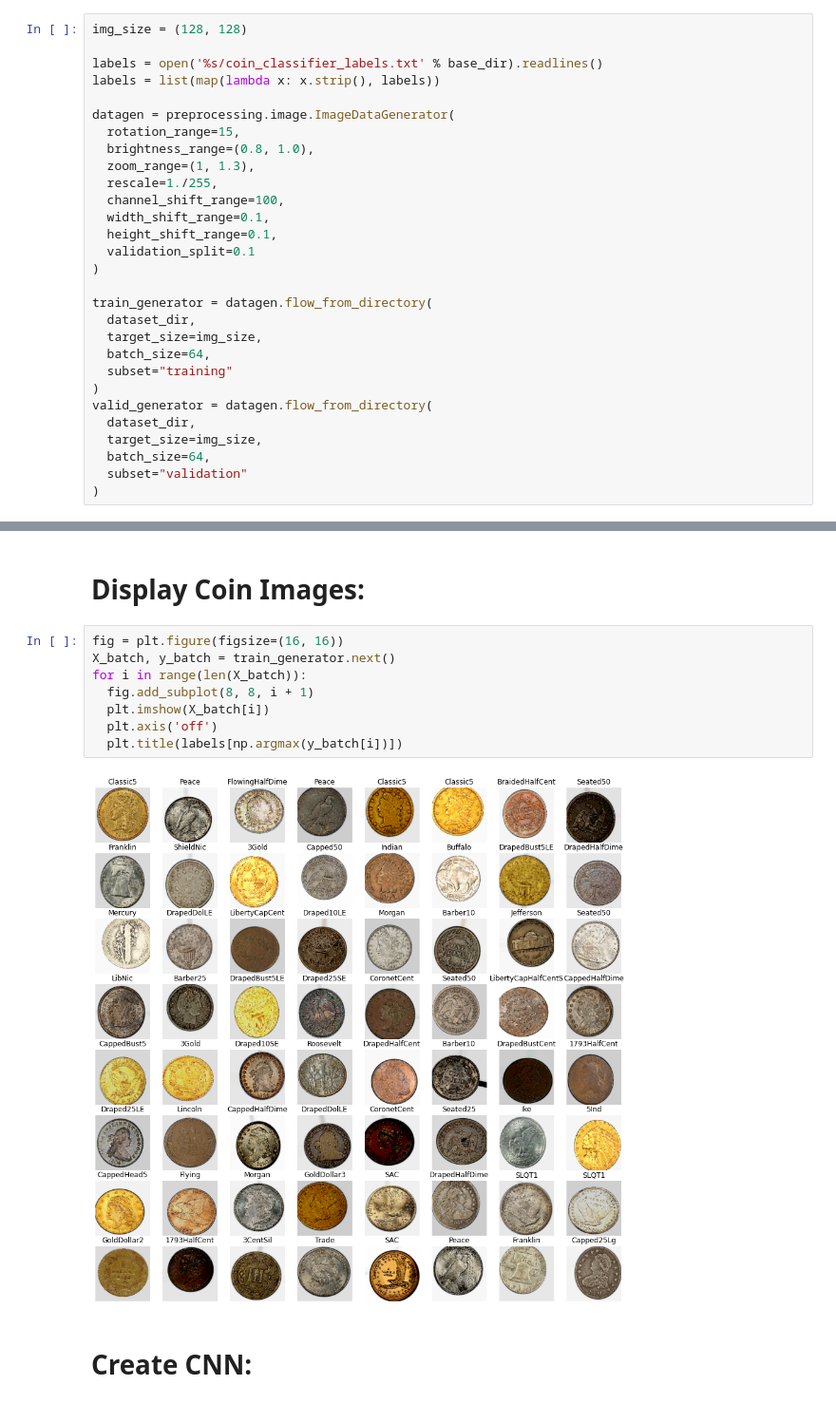
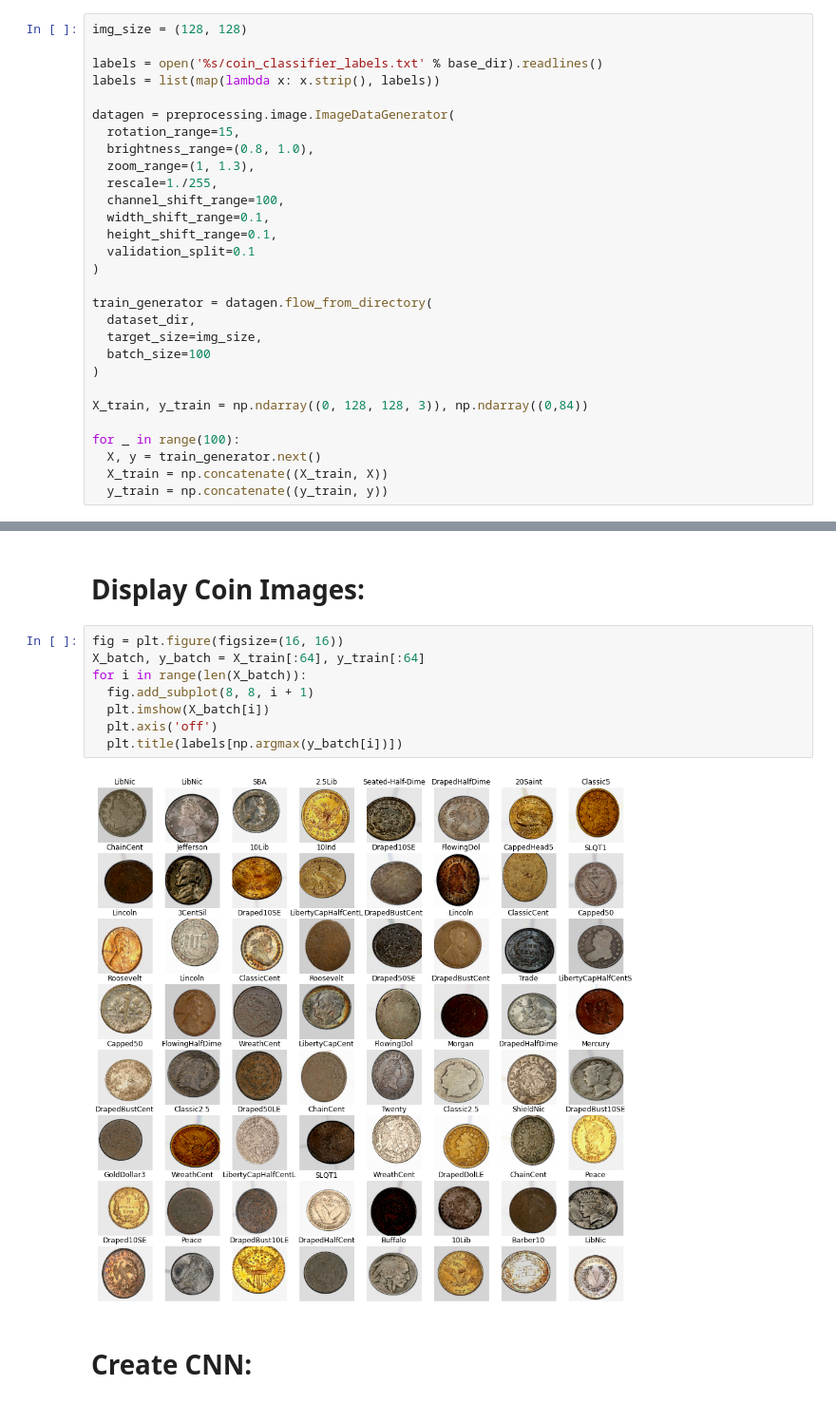
Before and after one commit to PScottZero/Numismatic, a Jupyter notebook: coin_classifier/coin_classifier.ipynb, the cells around one changed output, grey strips where cells are left out. Shown at 95% size. Saved outputs shown, nothing was run; the diff lists cells and outputs as text.

```diff
--- a/coin_classifier/coin_classifier.ipynb
+++ b/coin_classifier/coin_classifier.ipynb
@@ -49,13 +49,13 @@ datagen = preprocessing.image.ImageDataGenerator(
 train_generator = datagen.flow_from_directory(
   dataset_dir,
   target_size=img_size,
-  batch_size=64,
-  subset="training"
+  batch_size=100
 )
-valid_generator = datagen.flow_from_directory(
-  dataset_dir,
-  target_size=img_size,
-  batch_size=64,
-  subset="validation"
-)
+
+X_train, y_train = np.ndarray((0, 128, 128, 3)), np.ndarray((0,84))
+
+for _ in range(100):
+  X, y = train_generator.next()
+  X_train = np.concatenate((X_train, X))
+  y_train = np.concatenate((y_train, y))
 # %% [output]
@@ -65,14 +64,14 @@ Found 374 images belonging to 84 classes.
 # Display Coin Images:
 # %%
 fig = plt.figure(figsize=(16, 16))
-X_batch, y_batch = train_generator.next()
+X_batch, y_batch = X_train[:64], y_train[:64]
 for i in range(len(X_batch)):
   fig.add_subplot(8, 8, i + 1)
   plt.imshow(X_batch[i])
   plt.axis('off')
   plt.title(labels[np.argmax(y_batch[i])])
 # %% [output]
-[figure, old version]
+[figure, new version]
 # %% [markdown]
 # Create CNN:
 # %%
```
Also changed, not shown: parts of 3 cells of this notebook.
